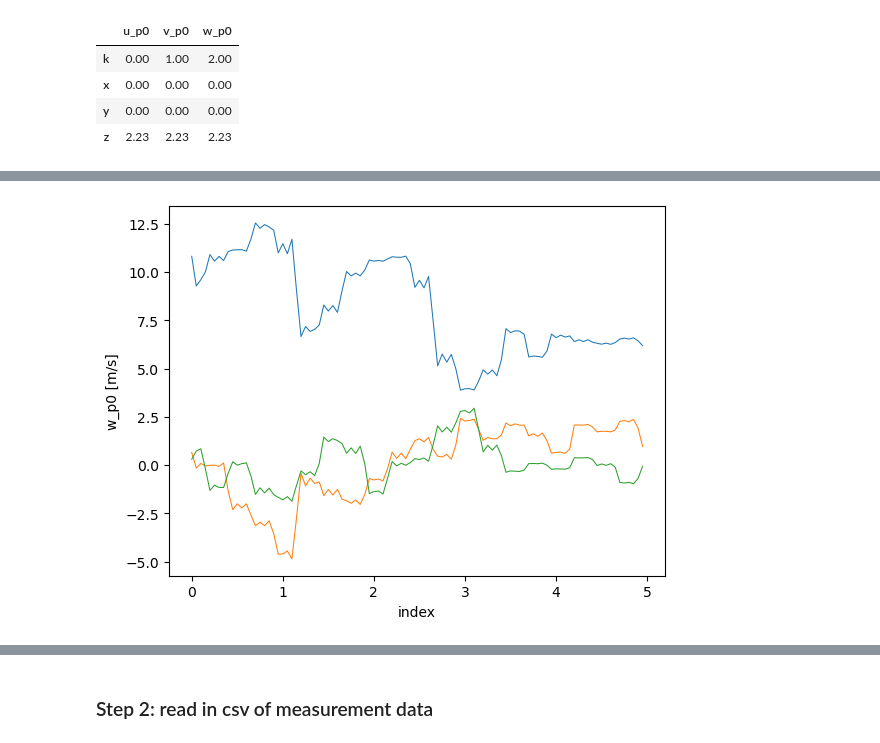
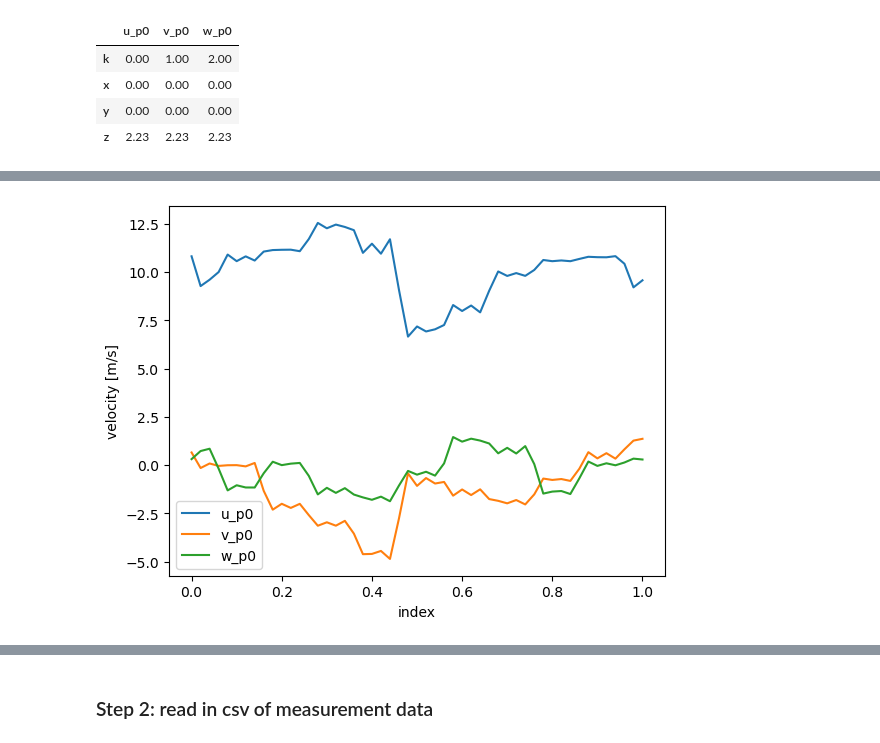
Before and after one commit to brookeslawski/pyconturb-pvade, a Jupyter notebook: duramat_constrained_turb.ipynb, the cells around one changed output, grey strips where cells are left out. Cells and saved outputs as stored; diff of their text form; code cells hidden in the pictures.

```diff
--- a/duramat_constrained_turb.ipynb
+++ b/duramat_constrained_turb.ipynb
@@ -65,0 +76,4 @@ sonic_data
+# %%
+# optional: cut down duration of signal for testing
+tf_sonic1 = 1.0 # [s] - this is also how long the synthetic turbulence signal will be
+sonic_data = sonic_data.loc[sonic_data.index <= tf_sonic1]
@@ -66,8 +108,7 @@ sonic_data
 # %%
-for col in sonic_data.columns:
-    ax = sonic_data[col].plot(lw=0.75)  # subselect long. wind component
-    ax.set_ylabel(col + ' [m/s]');
+ax = sonic_data.plot()  # subselect long. wind component
+ax.set_ylabel('velocity [m/s]');
 # %% [output]
-[figure, old version]
+[figure, new version]
 # %%
 sonic_df = pd.concat([sonic_spat_df, sonic_data], axis=0)
```
Also changed, not shown: parts of 31 cells of this notebook.
